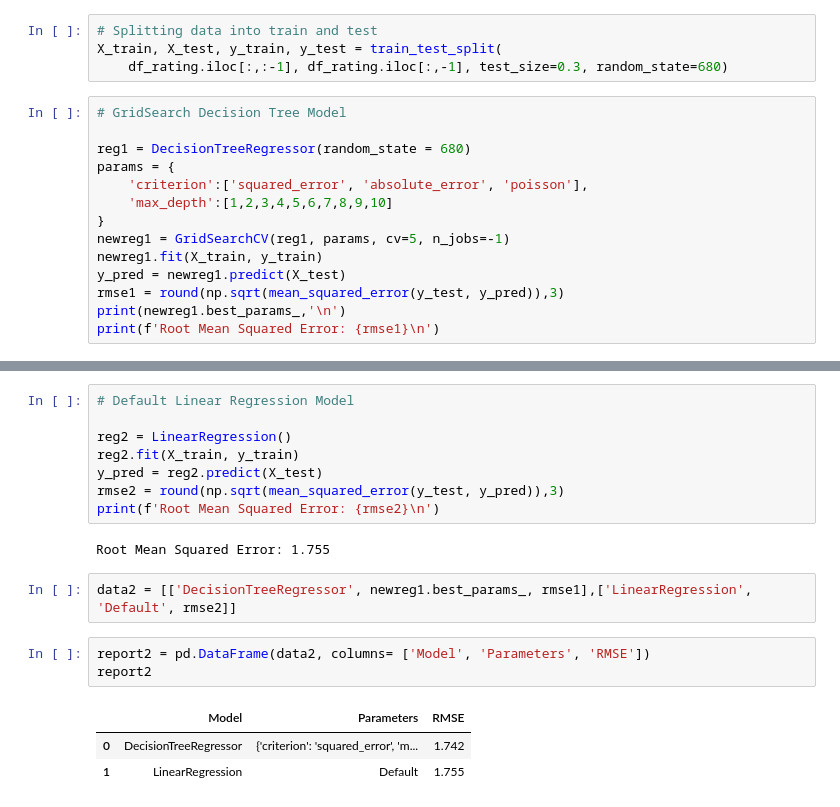
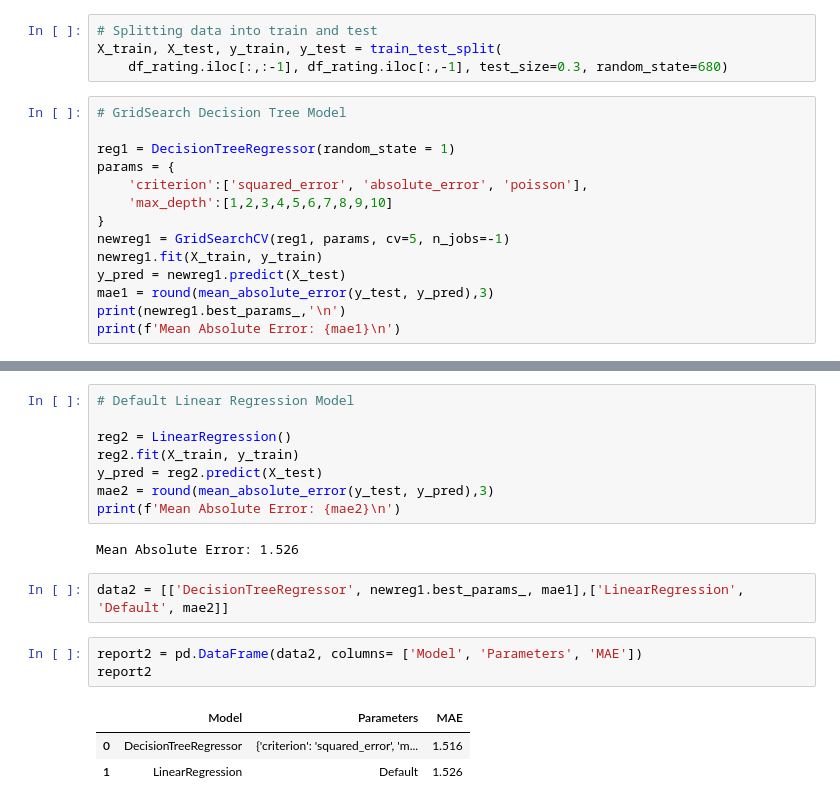
Before and after one commit to waitasecant/CMI-HW, a Jupyter notebook: DMML/Assignment 1/task2.ipynb, the cells around one changed output, grey strips where cells are left out. Drawn from its saved outputs; the diff is of its cells as text.

```diff
--- a/DMML/Assignment 1/task2.ipynb
+++ b/DMML/Assignment 1/task2.ipynb
@@ -157,7 +188,7 @@ X_train, X_test, y_train, y_test = train_test_split(
 # %%
 # GridSearch Decision Tree Model
 
-reg1 = DecisionTreeRegressor(random_state = 680)
+reg1 = DecisionTreeRegressor(random_state = 1)
 params = {
     'criterion':['squared_error', 'absolute_error', 'poisson'],
     'max_depth':[1,2,3,4,5,6,7,8,9,10]
@@ -165,9 +196,9 @@ params = {
 newreg1 = GridSearchCV(reg1, params, cv=5, n_jobs=-1)
 newreg1.fit(X_train, y_train)
 y_pred = newreg1.predict(X_test)
-rmse1 = round(np.sqrt(mean_squared_error(y_test, y_pred)),3)
+mae1 = round(mean_absolute_error(y_test, y_pred),3)
 print(newreg1.best_params_,'\n')
-print(f'Root Mean Squared Error: {rmse1}\n')
+print(f'Mean Absolute Error: {mae1}\n')
 # %% [output]
 {'criterion': 'squared_error', 'max_depth': 1}
 
@@ -189,16 +220,16 @@ _ = tree.plot_tree(
 reg2 = LinearRegression()
 reg2.fit(X_train, y_train)
 y_pred = reg2.predict(X_test)
-rmse2 = round(np.sqrt(mean_squared_error(y_test, y_pred)),3)
-print(f'Root Mean Squared Error: {rmse2}\n')
+mae2 = round(mean_absolute_error(y_test, y_pred),3)
+print(f'Mean Absolute Error: {mae2}\n')
 # %% [output]
-Root Mean Squared Error: 1.755
+Mean Absolute Error: 1.526
 # %%
-data2 = [['DecisionTreeRegressor', newreg1.best_params_, rmse1],['LinearRegression', 'Default', rmse2]]
+data2 = [['DecisionTreeRegressor', newreg1.best_params_, mae1],['LinearRegression', 'Default', mae2]]
 # %%
-report2 = pd.DataFrame(data2, columns= ['Model', 'Parameters', 'RMSE'])
+report2 = pd.DataFrame(data2, columns= ['Model', 'Parameters', 'MAE'])
 report2
 # %% [output]
-|  | Model | Parameters | RMSE |
-| 0 | DecisionTreeRegressor | {'criterion': 'squared_error', 'm... | 1.742 |
-| 1 | LinearRegression | Default | 1.755 |
+|  | Model | Parameters | MAE |
+| 0 | DecisionTreeRegressor | {'criterion': 'squared_error', 'm... | 1.516 |
+| 1 | LinearRegression | Default | 1.526 |
```
Also changed, not shown: parts of 13 cells of this notebook, 2 other files.
